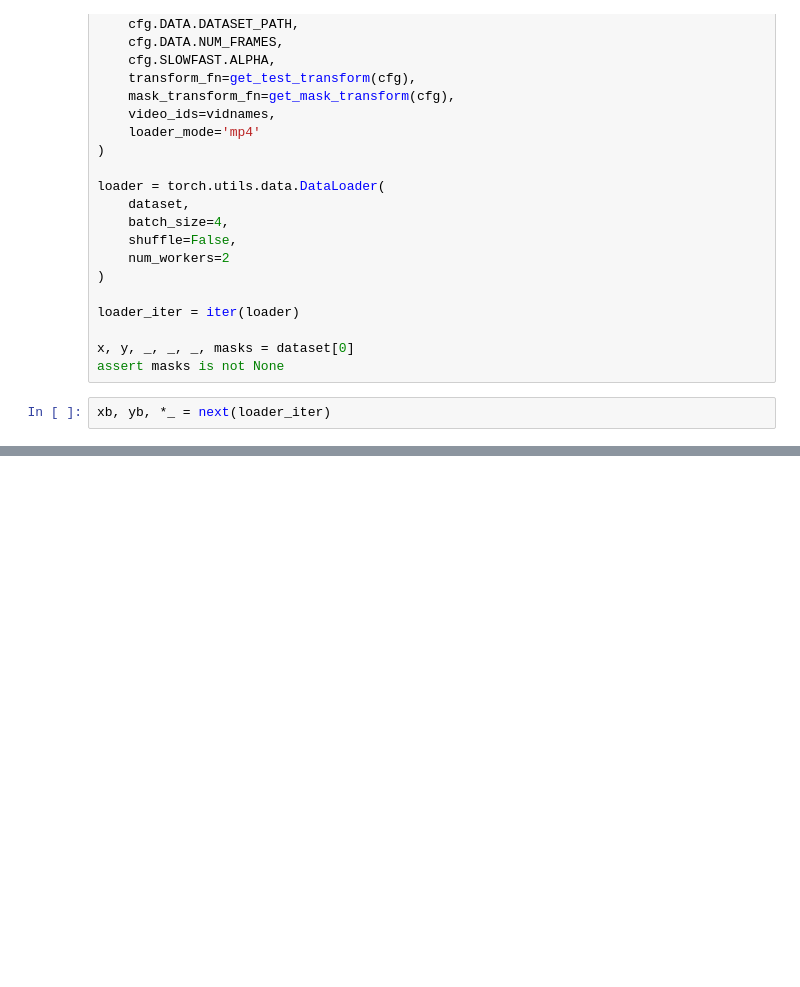
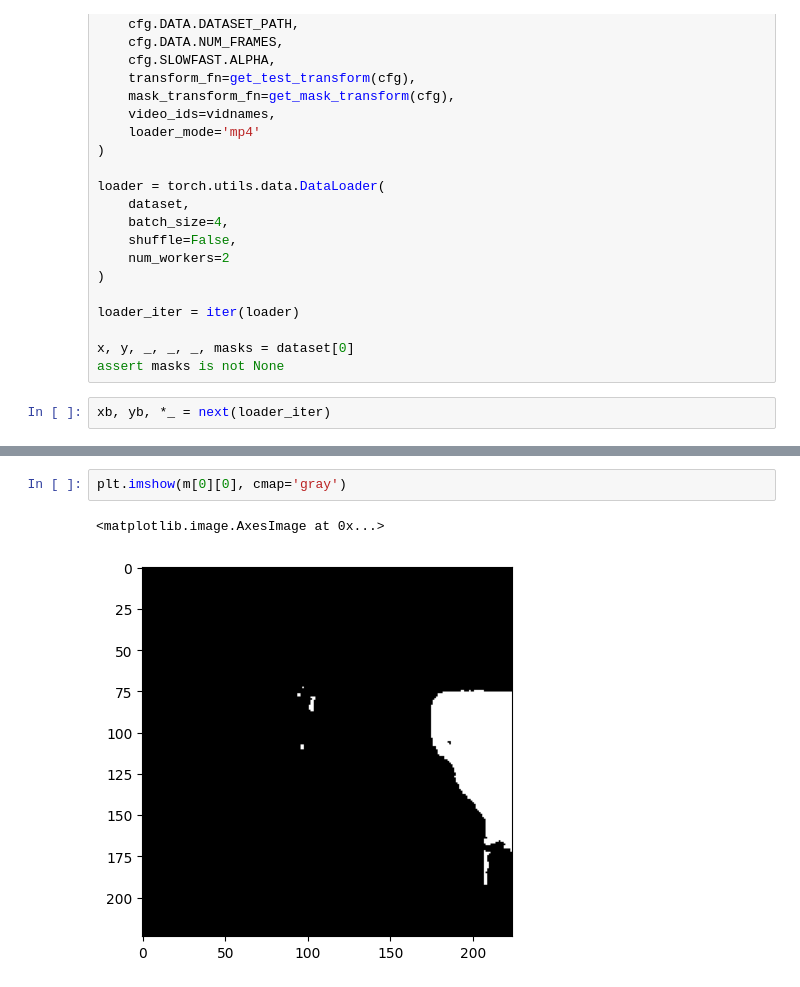
Before and after one commit to sirTomasson/diveslowlearnfast, a Jupyter notebook: notebooks/EGL Train Epoch Tests.ipynb, the cells around one changed output, grey strips where cells are left out. Saved outputs shown, nothing was run; the diff lists cells and outputs as text; blank space fills up the shorter version.

```diff
--- a/notebooks/EGL Train Epoch Tests.ipynb
+++ b/notebooks/EGL Train Epoch Tests.ipynb
@@ -241,0 +273,5 @@ loss, losses
+# %%
+plt.imshow(m[0][0], cmap='gray')
+# %% [output]
+<matplotlib.image.AxesImage at 0x...>
+[figure, added]
```
Also changed, not shown: parts of 10 cells of this notebook, 6 other files.
